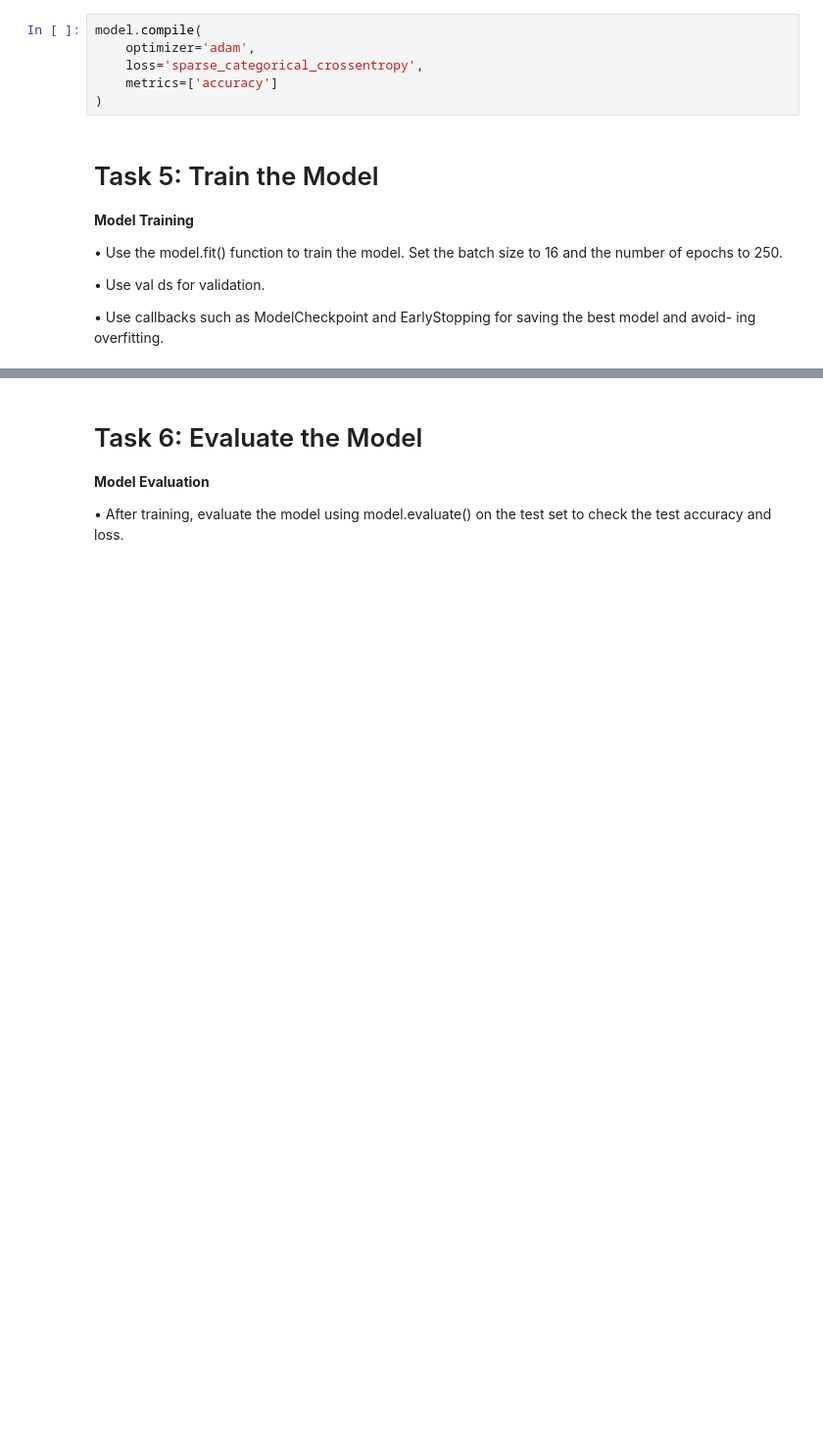
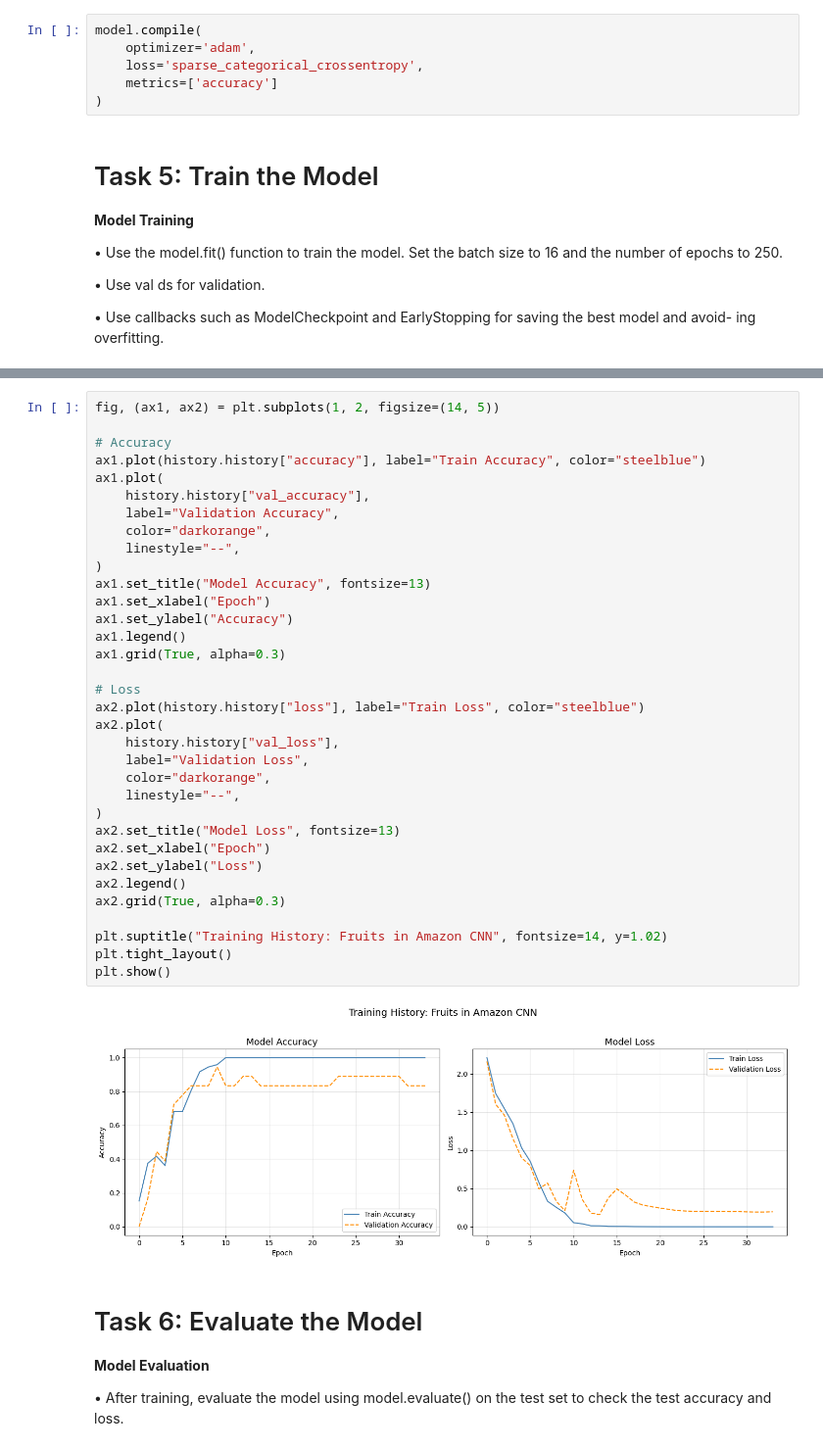
Before and after one commit to Arjabi04/Artificial-Intelligence-and-Machine-Learning, a Jupyter notebook: Workshop/Week5/2408286_ArjabiShrestha_workshop5.ipynb, the cells around one changed output, grey strips where cells are left out. Shown at 98% size. Drawn from its saved outputs; the diff is of its cells as text; blank space fills up the shorter version.

Commit message:
added visualization

```diff
--- a/Workshop/Week5/2408286_ArjabiShrestha_workshop5.ipynb
+++ b/Workshop/Week5/2408286_ArjabiShrestha_workshop5.ipynb
@@ -560,3 +526,39 @@ Restoring model weights from the end of the best epoch: 12.
+# %%
+fig, (ax1, ax2) = plt.subplots(1, 2, figsize=(14, 5))
+
+# Accuracy
+ax1.plot(history.history["accuracy"], label="Train Accuracy", color="steelblue")
+ax1.plot(
+    history.history["val_accuracy"],
+    label="Validation Accuracy",
+    color="darkorange",
+    linestyle="--",
+)
+ax1.set_title("Model Accuracy", fontsize=13)
+ax1.set_xlabel("Epoch")
+ax1.set_ylabel("Accuracy")
+ax1.legend()
+ax1.grid(True, alpha=0.3)
+
+# Loss
+ax2.plot(history.history["loss"], label="Train Loss", color="steelblue")
+ax2.plot(
+    history.history["val_loss"],
+    label="Validation Loss",
+    color="darkorange",
+    linestyle="--",
+)
+ax2.set_title("Model Loss", fontsize=13)
+ax2.set_xlabel("Epoch")
+ax2.set_ylabel("Loss")
+ax2.legend()
+ax2.grid(True, alpha=0.3)
+
+plt.suptitle("Training History: Fruits in Amazon CNN", fontsize=14, y=1.02)
+plt.tight_layout()
+plt.show()
+# %% [output]
+[figure, added]
 # %% [markdown]
 # Task 6: Evaluate the Model
 
```
Also changed, not shown: parts of 7 cells of this notebook.
